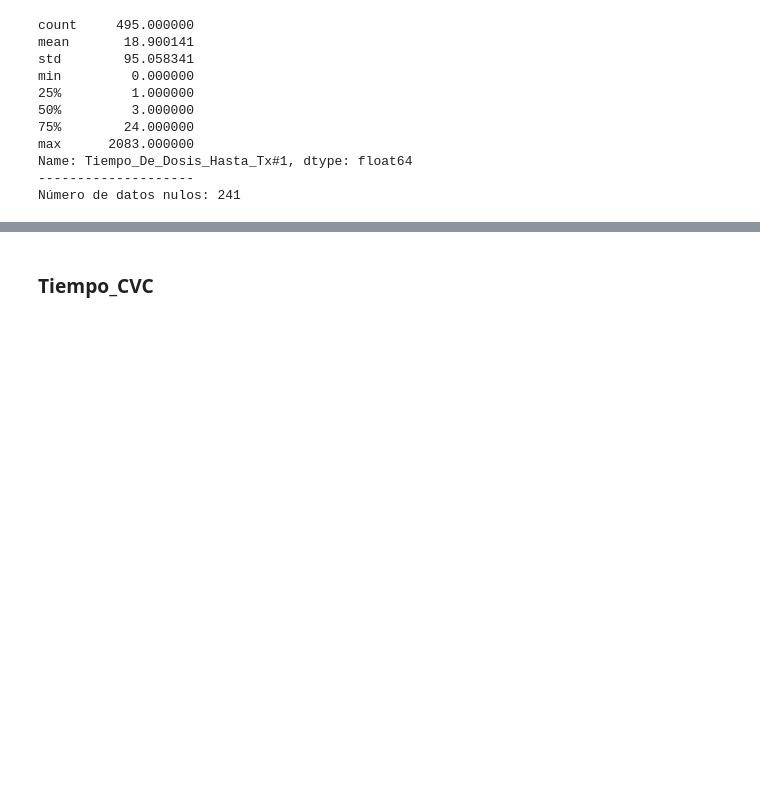
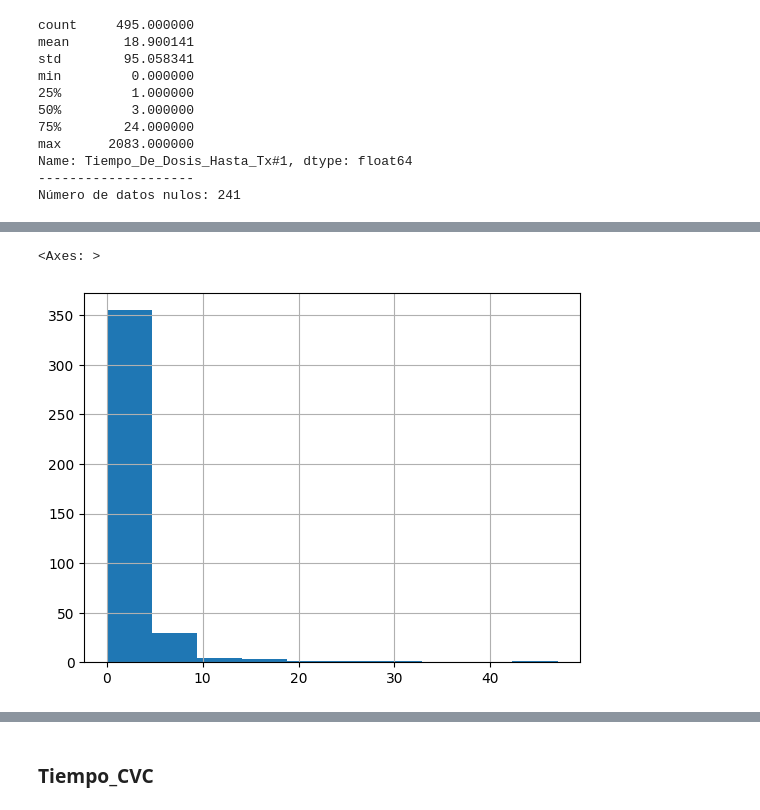
Before and after one commit to Traintain/MINE4101-202520-Proyecto-Transplantes-Hepaticos, a Jupyter notebook: Limpieza inicial de datos consolidado.ipynb, the cells around one changed output, grey strips where cells are left out. Drawn from its saved outputs; the diff is of its cells as text; code cells hidden in the pictures; blank space fills up the shorter version.

```diff
--- a/Limpieza inicial de datos consolidado.ipynb
+++ b/Limpieza inicial de datos consolidado.ipynb
@@ -2356,0 +2379,5 @@ Número de datos nulos: 241
+# %%
+df['Tiempo_Sonda_Vesical'].hist()
+# %% [output]
+<Axes: >
+[figure, added]
```
Also changed, not shown: parts of 12 cells of this notebook.
